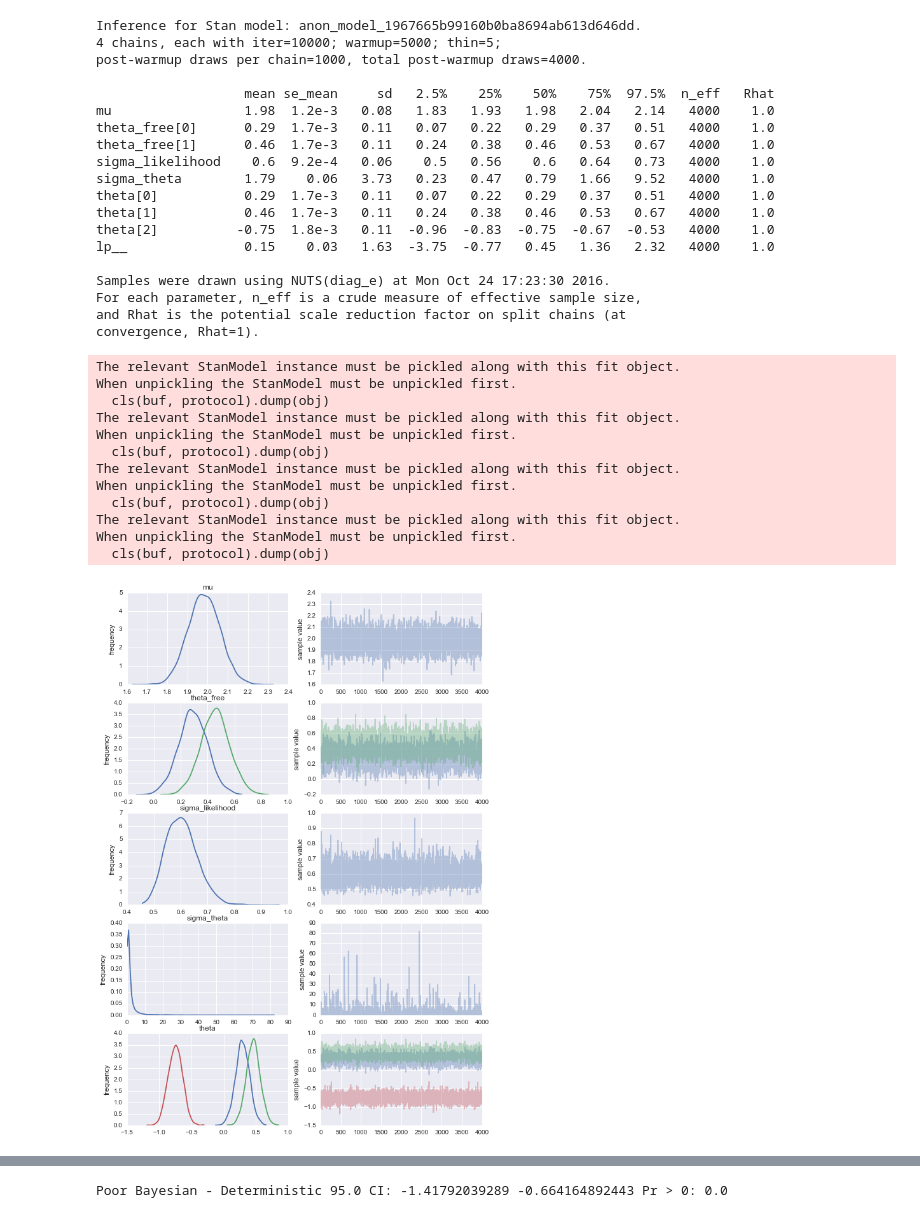
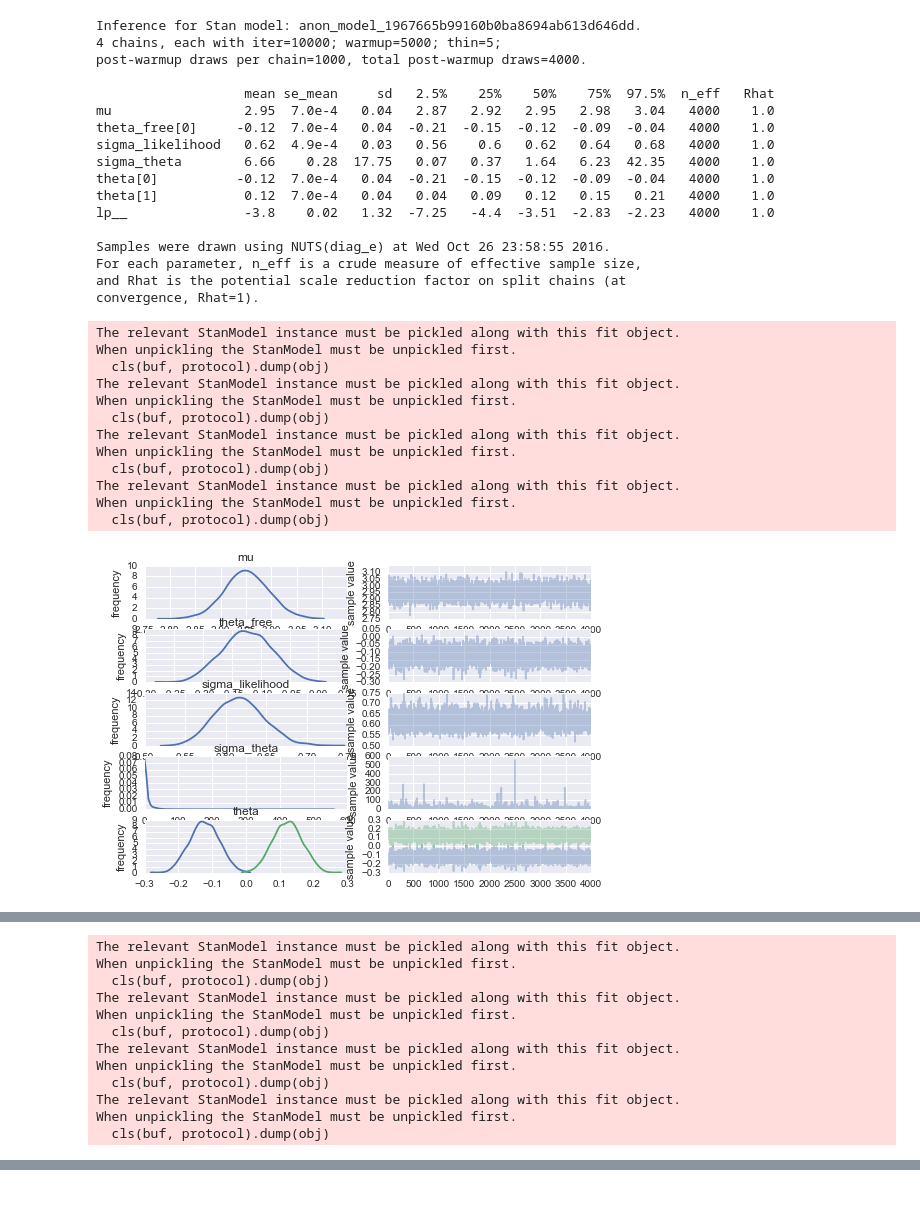
Before and after one commit to ramon-oliveira/deepstats, a Jupyter notebook: mnist_results/join_results_anova.ipynb, the cells around one changed output, grey strips where cells are left out. Saved outputs shown, nothing was run; the diff lists cells and outputs as text; code cells hidden in the pictures.

Commit message:
add results for mnist

```diff
--- a/mnist_results/join_results_anova.ipynb
+++ b/mnist_results/join_results_anova.ipynb
@@ -45,23 +49,22 @@ for exp, df_with, df_without in dfs:
         ]
     dfs_results.append([exp, results])
 # %%
-final_results_cols = ['inside', 'outside']
-for c in results_cols[2:]:
+final_results_cols = ['experiment']
+for c in results_cols[1:]:
     for exp, _ in dfs_results:
         final_results_cols.append(exp+'_'+c)
 # %%
 final_results = pd.DataFrame(columns=final_results_cols)
-for key_row  in zip(*[df.itertuples() for exp, df in dfs_results]):
+for key_row in zip(*[df.itertuples() for exp, df in dfs_results]):
     for i in range(1, len(key_row)):
         _, *prev_row = key_row[i-1]
         _, *row = key_row[i]
         assert prev_row[0] == row[0]
-        assert prev_row[1] == row[1]
 
     _, *row = key_row[0]
-    new_row = [row[0], row[1]]
+    new_row = [row[0]]
 
-    for c in range(2, len(results_cols)):
+    for c in range(1, len(results_cols)):
         for _, *row in key_row:
             new_row.append(row[c])
 
@@ -92,5 +71,0 @@ Index(['inside', 'outside', 'convolutional_in_test_acc',
-# %%
-plt.figure()
-plt.rcParams['figure.figsize'] = (10, 15)
-final_results.boxplot(return_type='axes', vert=False, column=list(final_results.columns)[2:8])
-plt.subplots_adjust(left=0.4)
@@ -99,11 +72,11 @@ plt.subplots_adjust(left=0.4)
 # %%
 model = pystan.StanModel(model_code=bayesian_anova.one_way_code)
 # %%
-out_acc = ['convolutional_out_entropy_auc', 'convolutional-dropout_out_entropy_auc', 'convolutional-poor-bayesian_out_entropy_auc']
+out_acc = ['mlp_out_classifier_auc', 'mlp-dropout_out_classifier_auc']
 y_out = final_results[out_acc].values
 y_out = scipy.special.logit(y_out)
 
-in_acc = ['convolutional_in_entropy_auc', 'convolutional-dropout_in_entropy_auc', 'convolutional-poor-bayesian_in_entropy_auc']
+in_acc = ['mlp_in_classifier_auc', 'mlp-dropout_in_classifier_auc']
 y_in = final_results[in_acc].values
 y_in = scipy.special.logit(y_in)
 # %%
@@ -118,52 +91,50 @@ for y in [y_in, y_out]:
     trace = fit.extract()
     deterministic = trace['theta'][:,0]
     dropout = trace['theta'][:,1]
-    poor_bayesian = trace['theta'][:,2]
+    #poor_bayesian = trace['theta'][:,2]
     base_mean = trace['mu']
 
     if y is y_in:
         in_mean = np.copy(base_mean)
     else:
         out_mean = np.copy(base_mean)
 
-    bayesian_anova.plot_traces([base_mean, deterministic, dropout, poor_bayesian],
-                               ["Base", "Deterministic effect", "Dropout effect", "Poor Bayesian effect"])
+    bayesian_anova.plot_traces([base_mean, deterministic, dropout],#, poor_bayesian],
+                               ["Base", "Deterministic effect", "Dropout effect"])#, "Poor Bayesian effect"])
 
     bayesian_anova.effect_difference(dropout, deterministic, 'Dropout', 'Deterministic')
-    bayesian_anova.effect_difference(poor_bayesian, deterministic, 'Poor Bayesian', 'Deterministic')
-    bayesian_anova.effect_difference(poor_bayesian, dropout, 'Poor Bayesian', 'Dropout')
+    #bayesian_anova.effect_difference(poor_bayesian, deterministic, 'Poor Bayesian', 'Deterministic')
+    #bayesian_anova.effect_difference(poor_bayesian, dropout, 'Poor Bayesian', 'Dropout')
 
 bayesian_anova.effect_difference(in_mean, out_mean, 'In', 'Out')
 # %% [output]
 Inference for Stan model: anon_model_1967665b99160b0ba8694ab613d646dd.
 4 chains, each with iter=10000; warmup=5000; thin=5;
 post-warmup draws per chain=1000, total post-warmup draws=4000.
 
                    mean se_mean     sd   2.5%    25%    50%    75%  97.5%  n_eff   Rhat
-mu                 1.98  1.2e-3   0.08   1.83   1.93   1.98   2.04   2.14   4000    1.0
-theta_free[0]      0.29  1.7e-3   0.11   0.07   0.22   0.29   0.37   0.51   4000    1.0
-theta_free[1]      0.46  1.7e-3   0.11   0.24   0.38   0.46   0.53   0.67   4000    1.0
-sigma_likelihood    0.6  9.2e-4   0.06    0.5   0.56    0.6   0.64   0.73   4000    1.0
-sigma_theta        1.79    0.06   3.73   0.23   0.47   0.79   1.66   9.52   4000    1.0
-theta[0]           0.29  1.7e-3   0.11   0.07   0.22   0.29   0.37   0.51   4000    1.0
-theta[1]           0.46  1.7e-3   0.11   0.24   0.38   0.46   0.53   0.67   4000    1.0
-theta[2]          -0.75  1.8e-3   0.11  -0.96  -0.83  -0.75  -0.67  -0.53   4000    1.0
-lp__               0.15    0.03   1.63  -3.75  -0.77   0.45   1.36   2.32   4000    1.0
+mu                 2.95  7.0e-4   0.04   2.87   2.92   2.95   2.98   3.04   4000    1.0
+theta_free[0]     -0.12  7.0e-4   0.04  -0.21  -0.15  -0.12  -0.09  -0.04   4000    1.0
+sigma_likelihood   0.62  4.9e-4   0.03   0.56    0.6   0.62   0.64   0.68   4000    1.0
+sigma_theta        6.66    0.28  17.75   0.07   0.37   1.64   6.23  42.35   4000    1.0
+theta[0]          -0.12  7.0e-4   0.04  -0.21  -0.15  -0.12  -0.09  -0.04   4000    1.0
+theta[1]           0.12  7.0e-4   0.04   0.04   0.09   0.12   0.15   0.21   4000    1.0
+lp__               -3.8    0.02   1.32  -7.25   -4.4  -3.51  -2.83  -2.23   4000    1.0
 
-Samples were drawn using NUTS(diag_e) at Mon Oct 24 17:23:30 2016.
+Samples were drawn using NUTS(diag_e) at Wed Oct 26 23:58:55 2016.
 For each parameter, n_eff is a crude measure of effective sample size,
 and Rhat is the potential scale reduction factor on split chains (at
 convergence, Rhat=1).
 The relevant StanModel instance must be pickled along with this fit object.
 When unpickling the StanModel must be unpickled first.
   cls(buf, protocol).dump(obj)
 The relevant StanModel instance must be pickled along with this fit object.
 When unpickling the StanModel must be unpickled first.
   cls(buf, protocol).dump(obj)
 The relevant StanModel instance must be pickled along with this fit object.
 When unpickling the StanModel must be unpickled first.
   cls(buf, protocol).dump(obj)
 The relevant StanModel instance must be pickled along with this fit object.
 When unpickling the StanModel must be unpickled first.
   cls(buf, protocol).dump(obj)
-[figure, old version]
+[figure, new version]
@@ -174,0 +163,12 @@ Dropout - Deterministic 95.0 CI: -0.209211494344 0.53264085919 Pr > 0: 0.8165
+The relevant StanModel instance must be pickled along with this fit object.
+When unpickling the StanModel must be unpickled first.
+  cls(buf, protocol).dump(obj)
+The relevant StanModel instance must be pickled along with this fit object.
+When unpickling the StanModel must be unpickled first.
+  cls(buf, protocol).dump(obj)
+The relevant StanModel instance must be pickled along with this fit object.
+When unpickling the StanModel must be unpickled first.
+  cls(buf, protocol).dump(obj)
+The relevant StanModel instance must be pickled along with this fit object.
+When unpickling the StanModel must be unpickled first.
+  cls(buf, protocol).dump(obj)
@@ -177 +176,0 @@ Dropout - Deterministic 95.0 CI: -0.209211494344 0.53264085919 Pr > 0: 0.8165
-Poor Bayesian - Deterministic 95.0 CI: -1.41792039289 -0.664164892443 Pr > 0: 0.0
```
Also changed, not shown: parts of 8 cells of this notebook, 1 other file.
